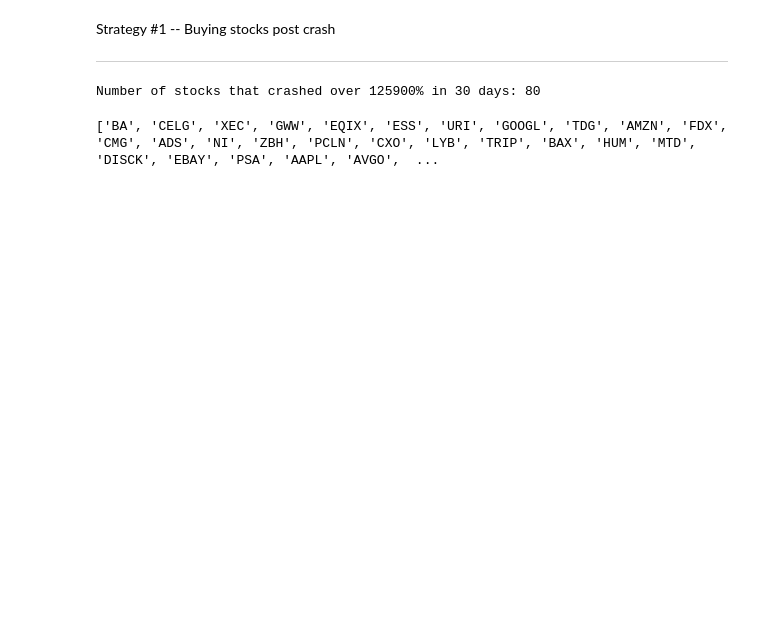
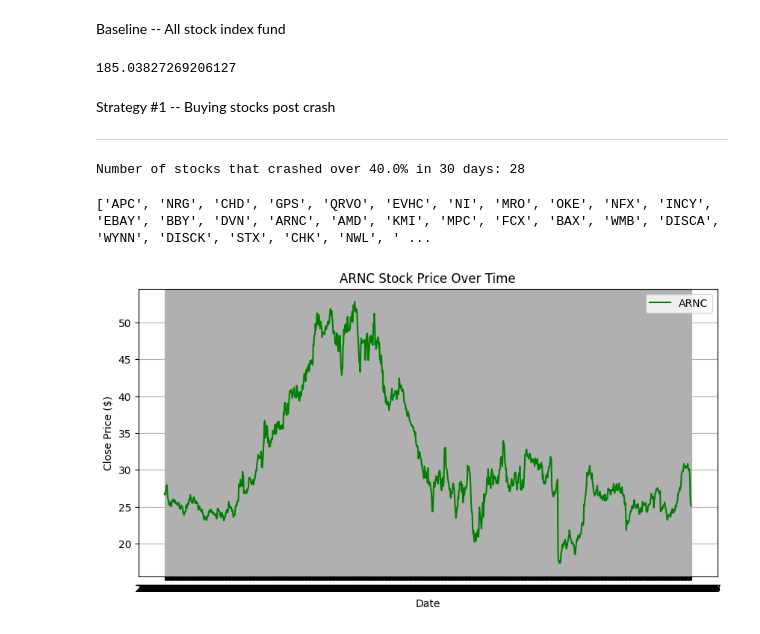
Before and after one commit to ChaseRichardson/stockProject, a Jupyter notebook: nbk.ipynb, the cells around one changed output. Drawn from its saved outputs; the diff is of its cells as text; code cells hidden in the pictures; blank space fills up the shorter version.

```diff
--- a/nbk.ipynb
+++ b/nbk.ipynb
@@ -27,7 +10,7 @@ tickerList = []
 tickerData = {}
 
 # Gets all the csv files in stockData
-files = glob.glob("/home/chase_r/projects/stockTester/stockData/*.csv")
+files = glob.glob("stockData/*.csv")
 
 # Loops through and stores tickers into dataframe, and reads each file
 for file in files:
@@ -39,4 +22,4 @@ for file in files:
     df = pd.read_csv(file)
     tickerData[ticker] = df
 
-#
+print(len(tickerList))
@@ -65,12 +50,29 @@ plt.show()
 # %%
 ### ADD MORE CODE HERE FOR ANALYSIS OR TESTING
+# %% [markdown]
+Baseline -- All stock index fund
+# %%
+firstOpen = lastOpen = 0
+
+for stock in tickerList:
+    df = tickerData[stock]
+    if pd.notna(df['open'].iloc[0]) and pd.notna(df['open'].iloc[-1]):
+        firstOpen += df['open'].iloc[0]
+        lastOpen += df['open'].iloc[-1]
+
+if firstOpen == 0:
+    print("firstOpen is zero, cannot divide.")
+else:
+    print((lastOpen / firstOpen) * 100)
+# %% [output]
+185.03827269206127
 # %% [markdown]
 Strategy #1 -- Buying stocks post crash
 
 ---
 # %%
 # number of stocks that crashed over x% in a given time period O(N * M)
-x = 0.2
+percent = 0.4
 crashLength = 30
 crashCounter = {}
 
@@ -81,10 +83,11 @@ for ticker in tickerList:
     x = y = 0
 
     while x < len(df):
-        if df.iloc[x]['open'] < (df.iloc[y]['open'] * 1 - crashLength):
+        if df.iloc[x]['open'] < (df.iloc[y]['open'] * (1 - percent)):
             if ticker not in crashCounter:
                 crashCounter[ticker] = 0
             crashCounter[ticker] += 1
+            y = x
 
         if x - y > crashLength:
             y += 1
@@ -94,15 +97,30 @@ for ticker in tickerList:
             x += 1
 
 # Lists for Crashed Stocks:
-thrityPercentCrashed = []
-twentyPercentCrashed = []
-fourtyPercentCrashed = []
+twentyPercentCrashed = ['BA', 'CELG', 'XEC', 'GWW', 'EQIX', 'ESS', 'URI', 'GOOGL', 'TDG', 'AMZN', 'FDX', 'CMG', 'ADS', 'NI', 'ZBH', 'PCLN', 'CXO', 'LYB', 'TRIP', 'BAX', 'HUM', 'MTD', 'DISCK', 'EBAY', 'PSA', 'AAPL', 'AVGO', 'CHTR', 'INCY', 'SHW', 'ANDV', 'MCK', 'NFLX', 'ORLY', 'GOOG', 'WHR', 'ULTA', 'REGN', 'FFIV', 'EXPE', 'AZO', 'AMG', 'PRGO', 'AGN', 'IBM', 'SRCL', 'AAP', 'YUM', 'SPG', 'RL', 'QRVO', 'ALGN', 'WYNN', 'ILMN', 'PXD', 'DISCA', 'SNA', 'SIG', 'SLG', 'BLK', 'AMGN', 'VRTX', 'APA', 'AMP', 'EFX', 'RE', 'AYI', 'MLM', 'SWKS', 'BIIB', 'ALXN', 'CI', 'EW', 'COST', 'MHK', 'GS', 'COO', 'ISRG', 'RCL', 'ROP']
+thirtyPercentCrashed = ['GS', 'AMGN', 'REGN', 'AZO', 'MHK', 'ISRG', 'SIG', 'NFLX', 'MCK', 'SNA', 'AVGO', 'ROP', 'RL', 'SRCL', 'COST', 'AMG', 'PCLN', 'TRIP', 'PSA', 'GOOG', 'QRVO', 'CI', 'CHTR', 'TDG', 'BIIB', 'PRGO', 'ZBH', 'NI', 'EW', 'COO', 'MTD', 'ILMN', 'XEC', 'ANDV', 'CELG', 'INCY', 'EBAY', 'CMG', 'SPG', 'ULTA', 'GWW', 'IBM', 'RE', 'AAPL', 'SHW', 'EQIX', 'ADS', 'VRTX', 'APA', 'AMP', 'BA', 'FFIV', 'EFX', 'ESS', 'ALGN', 'AYI', 'LYB', 'HUM', 'BAX', 'SWKS', 'SLG', 'ALXN', 'FDX', 'DISCA', 'EXPE', 'PXD', 'GOOGL', 'CXO', 'WYNN', 'WHR', 'DISCK', 'MLM', 'BLK', 'YUM', 'AGN', 'URI', 'AMZN', 'RCL', 'AAP', 'ORLY']
+fourtyPercentCrashed = ['APC', 'NRG', 'CHD', 'GPS', 'QRVO', 'EVHC', 'NI', 'MRO', 'OKE', 'NFX', 'INCY', 'EBAY', 'BBY', 'DVN', 'ARNC', 'AMD', 'KMI', 'MPC', 'FCX', 'BAX', 'WMB', 'DISCA', 'WYNN', 'DISCK', 'STX', 'CHK', 'NWL', 'URI']
 
-print(f"Number of stocks that crashed over {x*100}% in {crashLength} days: {len(crashCounter)}")
+
+print(f"Number of stocks that crashed over {percent * 100}% in {crashLength} days: {len(crashCounter)}")
 # %% [output]
-Number of stocks that crashed over 125900% in 30 days: 80
+Number of stocks that crashed over 40.0% in 30 days: 28
 # %%
 crashedStocks = [ticker for ticker, count in crashCounter.items() if count > 0]
 print(crashedStocks)
 # %% [output]
-['BA', 'CELG', 'XEC', 'GWW', 'EQIX', 'ESS', 'URI', 'GOOGL', 'TDG', 'AMZN', 'FDX', 'CMG', 'ADS', 'NI', 'ZBH', 'PCLN', 'CXO', 'LYB', 'TRIP', 'BAX', 'HUM', 'MTD', 'DISCK', 'EBAY', 'PSA', 'AAPL', 'AVGO',  ...
+['APC', 'NRG', 'CHD', 'GPS', 'QRVO', 'EVHC', 'NI', 'MRO', 'OKE', 'NFX', 'INCY', 'EBAY', 'BBY', 'DVN', 'ARNC', 'AMD', 'KMI', 'MPC', 'FCX', 'BAX', 'WMB', 'DISCA', 'WYNN', 'DISCK', 'STX', 'CHK', 'NWL', ' ...
+# %%
+i = 14
+stock = crashedStocks[i]
+
+plt.figure(figsize=(10, 5))
+plt.plot(tickerData[stock]["date"], tickerData[stock]["close"], label=stock, color = 'green')
+plt.xlabel("Date")
+plt.ylabel("Close Price ($)")
+plt.title(f"{stock} Stock Price Over Time")
+plt.legend()
+plt.grid(True)
+plt.show()
+# %% [output]
+[figure, added]
```
Also changed, not shown: parts of 5 cells of this notebook.
